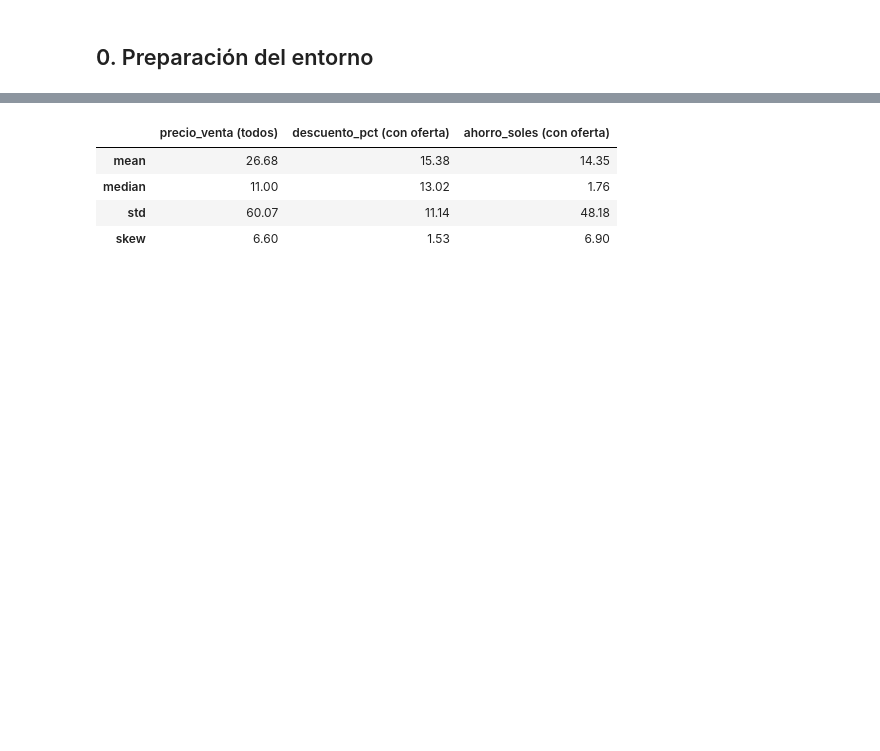
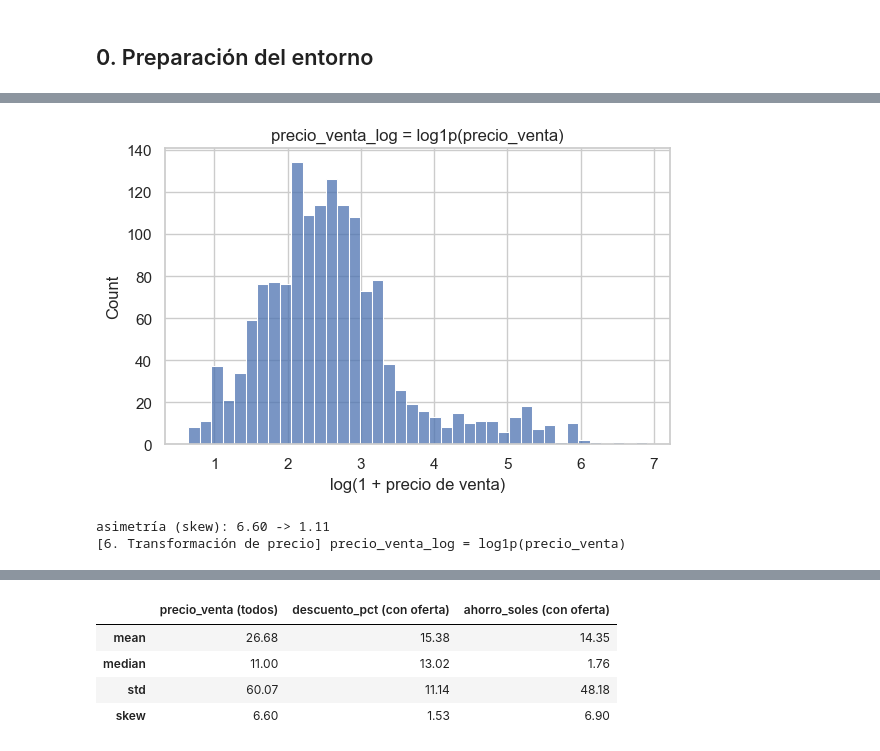
Before and after one commit to DnCuadros23/Proyecto-ACD, a Jupyter notebook: notebooks/Proyecto_Final.ipynb, the cells around one changed output, grey strips where cells are left out. Saved outputs shown, nothing was run; the diff lists cells and outputs as text; code cells hidden in the pictures; blank space fills up the shorter version.

```diff
--- a/notebooks/04_analisis_descuentos_ahorro.ipynb
+++ b/notebooks/Proyecto_Final.ipynb
@@ -70,0 +189,11 @@ Name: count, dtype: int64
+# %%
+marcas_antes = df["marca"].nunique()
+df = unificar_marcas(df)
+marcas_despues = df["marca"].nunique()
+
+print(f"marcas antes: {marcas_antes} | después de unificar: {marcas_despues}")
+log("2.2.1 Unificación de marcas",
+    f"Se unifican {marcas_antes - marcas_despues} marca(s) con distinta escritura",
+    "Una misma marca escrita de dos formas distorsiona el ranking y la agrupación",
+    "Unificar también las familias BELL'S (se pierde la distinción entre fresco y envasado)",
+    len(df), len(df))
@@ -70,0 +355,13 @@ Name: count, dtype: int64
+# %%
+df = agrupar_marcas(df, top_n=30, sin_marca="GENÉRICO")
+cobertura = df["marca"].isin(df.loc[df["marca_agrupada"] != "OTRAS", "marca"]).mean() * 100
+print("niveles de marca_agrupada:", df["marca_agrupada"].nunique())
+print(df["marca_agrupada"].value_counts().head(5))
+print("...")
+print("OTRAS:", int((df["marca_agrupada"] == "OTRAS").sum()), "| GENÉRICO:", int((df["marca_agrupada"] == "GENÉRICO").sum()))
+
+log("5. Reducción de marcas",
+    f"marca_agrupada = top 30 de marcas reales + GENÉRICO (nivel propio) + OTRAS; marca original se conserva",
+    "Reduce la cardinalidad para análisis y gráficos legibles, sin perder la marca original",
+    "Top 30 incluyendo GENÉRICO, umbral por frecuencia mínima, o conservar todas las marcas (gráficos ilegibles)",
+    len(df), len(df))
@@ -70,0 +385,22 @@ Name: count, dtype: int64
+# %%
+asimetria_antes = df["precio_venta"].skew()
+df = transformar_precio(df)
+asimetria_despues = df["precio_venta_log"].skew()
+
+fig, ax = plt.subplots(figsize=(6, 4))
+sns.histplot(df["precio_venta_log"], bins=40, ax=ax)
+ax.set_title("precio_venta_log = log1p(precio_venta)")
+ax.set_xlabel("log(1 + precio de venta)")
+plt.tight_layout()
+plt.show()
+
+print(f"asimetría (skew): {asimetria_antes:.2f} -> {asimetria_despues:.2f}")
+log("6. Transformación de precio",
+    "precio_venta_log = log1p(precio_venta)",
+    f"log1p reduce la asimetría ({asimetria_antes:.2f} -> {asimetria_despues:.2f}) y es seguro con precios > 0",
+    "Min-max o z-score (no cambian la forma de la distribución, solo la escala)",
+    len(df), len(df))
+# %% [output]
+[figure, added]
+asimetría (skew): 6.60 -> 1.11
+[6. Transformación de precio] precio_venta_log = log1p(precio_venta)
```
Also changed, not shown: parts of 63 cells of this notebook, 7 other files.
